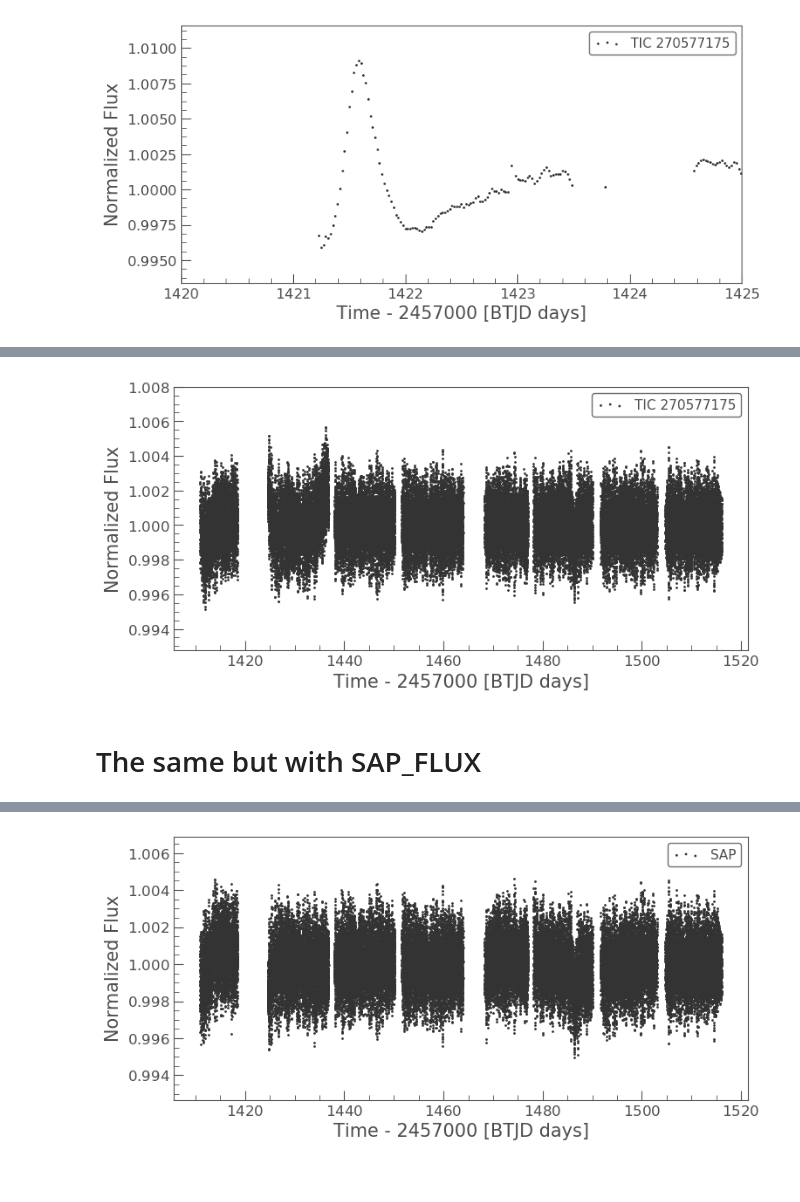
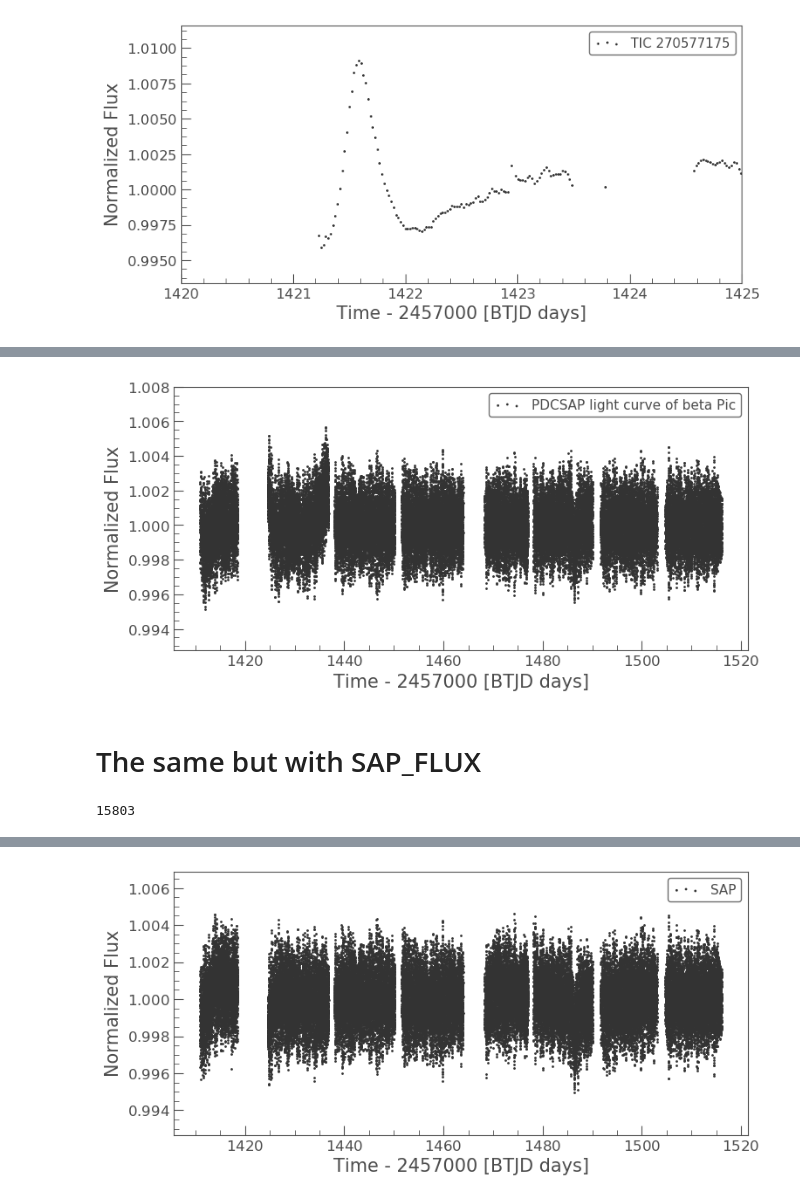
Before and after one commit to sebastian-zieba/betaPic_comet, a Jupyter notebook: lightcurve/betaPic_lightkurve.ipynb, the cells around one changed output, grey strips where cells are left out. Drawn from its saved outputs; the diff is of its cells as text; code cells hidden in the pictures.

```diff
--- a/lightcurve/betaPic_lightkurve.ipynb
+++ b/lightcurve/betaPic_lightkurve.ipynb
@@ -160,0 +185,13 @@ lc.scatter();
+# %%
+r, c = tpfs[0].estimate_centroids()
+r -= np.nanmedian(r)
+c -= np.nanmedian(c)
+plt.scatter(r, c, s=0.01, c='k')
+#plt.scatter(r[mask_centroid], c[mask_centroid], s=0.01, c='r')
+plt.axvline(-0.05, c='k', ls='--')
+#plt.axhline(-0.05, c='k', ls='--')
+plt.xlabel('$\delta$ Row')
+plt.ylabel('$\delta$ Column')
+plt.title('Target Motion for Sector 4')
+plt.text(-0.16, 0.04, 'Cut Off')
+plt.show()
@@ -160,0 +204,4 @@ lc.scatter();
+# %%
+c4=c
+r4=r
+mask0_centroid = r4 > -0.05
@@ -202,6 +264,4 @@ mask0_quality = lc0_PS.quality == 0
 mask1_quality = lc1_PS.quality == 0
 mask2_quality = lc2_PS.quality == 0
 mask3_quality = lc3_PS.quality == 0
-# %%
-mask0_centroid = r > -0.05
 # %%
@@ -212,12 +272,12 @@ mask3 = mask3_quality
 # %%
 lc_PS = lc0_PS[mask0].normalize()
 lc_PS = lc_PS.append(lc1_PS[mask1].normalize())
 lc_PS = lc_PS.append(lc2_PS[mask2].normalize())
 lc_PS = lc_PS.append(lc3_PS[mask3].normalize())
 
-lc_PS.scatter();
+lc_PS.scatter(label = 'PDCSAP light curve of beta Pic');
 # %% [output]
-[figure, old version]
+[figure, new version]
 # %% [markdown]
 # The same but with SAP_FLUX
 # %%
@@ -234,0 +295,4 @@ mask0_centroid = r > -0.05
+# %%
+len(mask0_quality)
+# %% [output]
+15803
```
Also changed, not shown: parts of 42 cells of this notebook, 4 other files.
